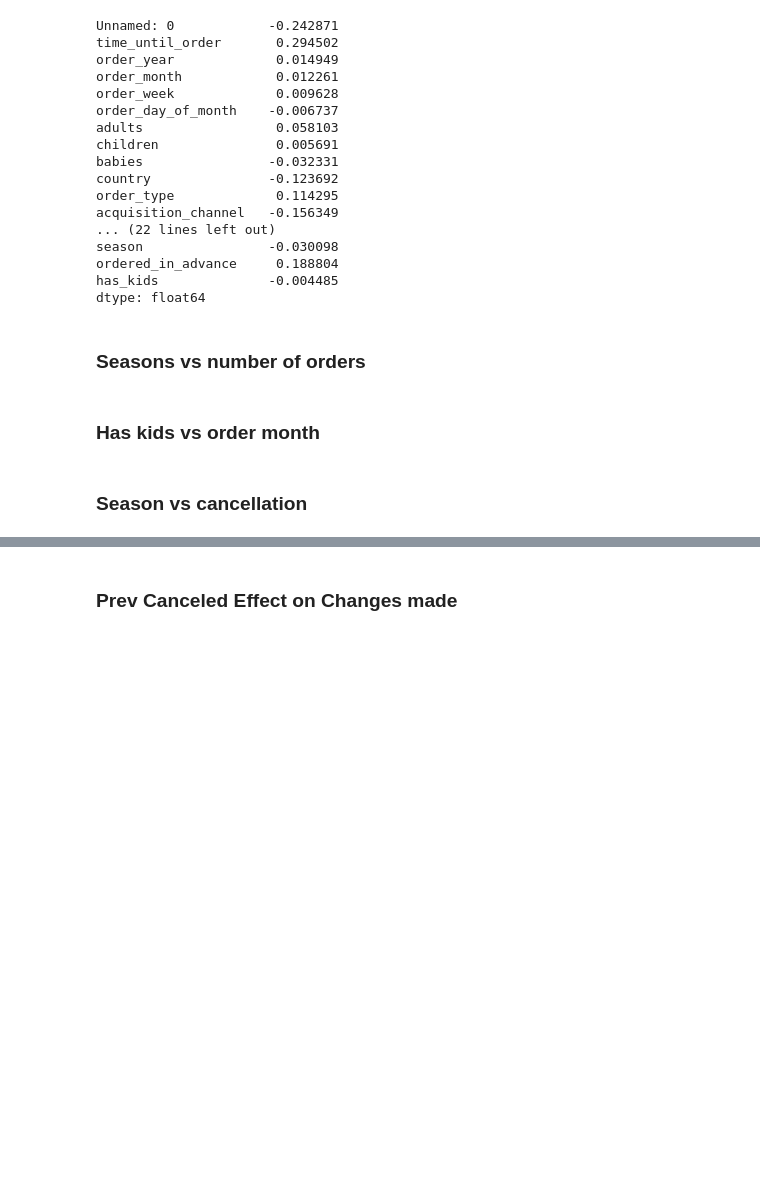
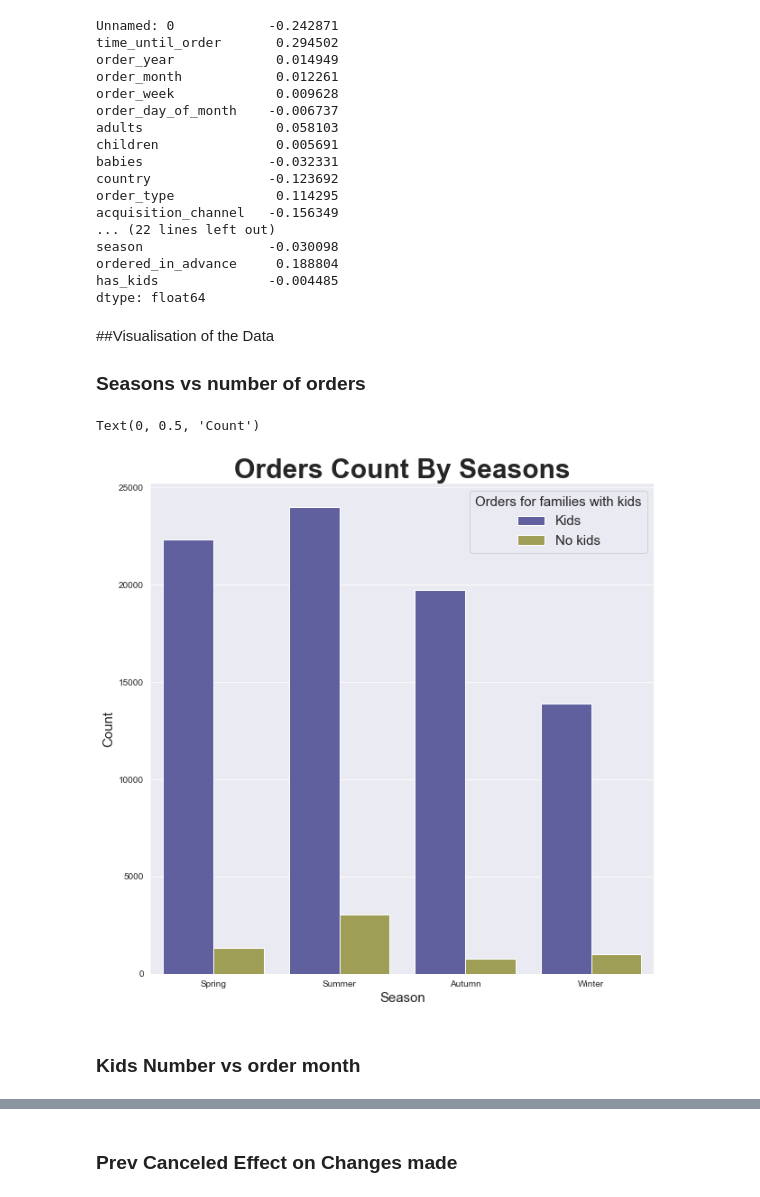
Before and after one commit to Guydada/Machine-Learning-Project---Guy-and-Tamar, a Jupyter notebook: Project.ipynb, the cells around one changed output, grey strips where cells are left out. Drawn from its saved outputs; the diff is of its cells as text; code cells hidden in the pictures; blank space fills up the shorter version.

```diff
--- a/Project.ipynb
+++ b/Project.ipynb
@@ -225,8 +239,24 @@ dtype: float64
 # Early Predictions and Ideas
 ## Exploring New Features
 # %% [markdown]
+##Visualisation of the Data
 ### Seasons vs number of orders
+# %%
+labels = [sea for sea in seasons.values()]
+sns.set_style('darkgrid')
+fig, bar = plt.subplots(figsize = (10,10))
+bar = sns.countplot(x='season', hue='has_kids', data= df, palette='gist_stern',
+                    orient = 'v')
+bar.set_xticklabels(labels)
+sns.despine()
+bar.legend(title='Orders for families with kids', labels=['Kids', 'No kids']
+           ,loc='upper right',
+           fontsize=15, title_fontsize=15)
+bar.set_title('Orders Count By Seasons', weight='bold', fontsize=30)
+bar.set_xlabel('Season', fontsize=15)
+bar.set_ylabel('Count', fontsize=15)
+# %% [output]
+Text(0, 0.5, 'Count')
+[figure, added]
 # %% [markdown]
-### Has kids vs order month
+### Kids Number vs order month
-# %% [markdown]
-### Season vs cancellation
```
Also changed, not shown: parts of 50 cells of this notebook, 1 other file.
